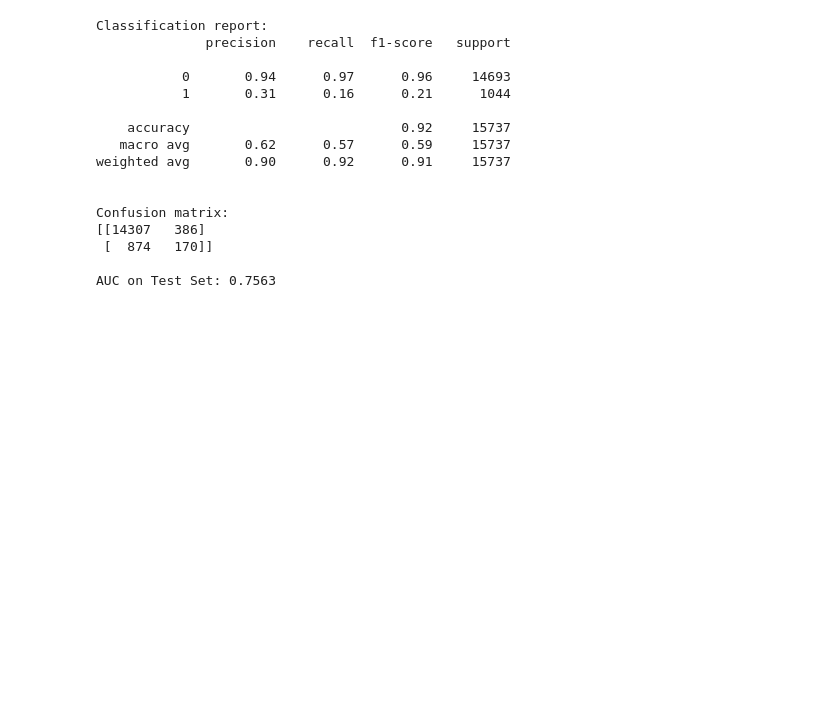
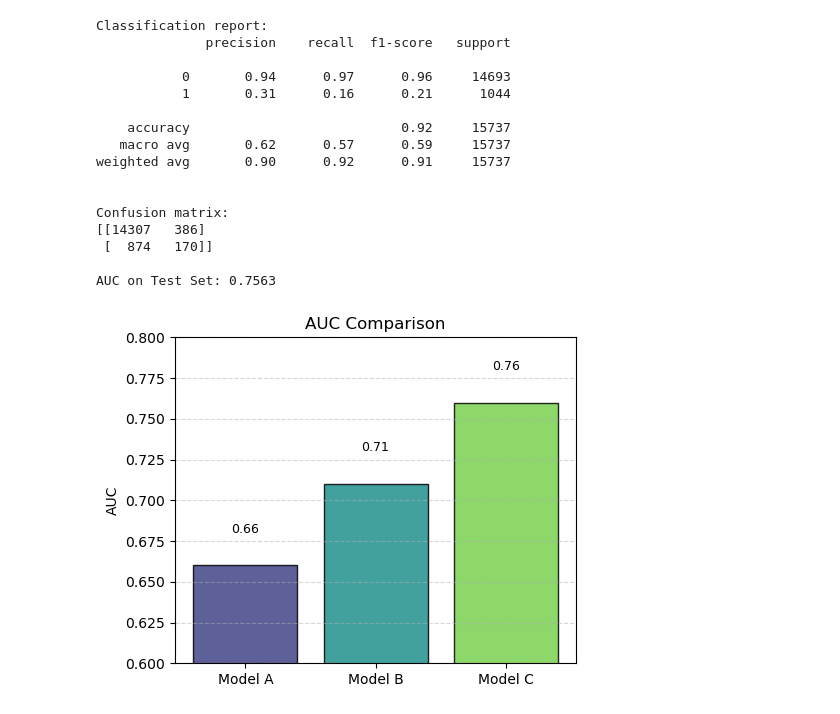
Before and after one commit to rain2bow/7103CProject, a Jupyter notebook: bankruptcy_forcast.ipynb, the cells around one changed output. Saved outputs shown, nothing was run; the diff lists cells and outputs as text; code cells hidden in the pictures; blank space fills up the shorter version.

Commit message:
plot histogram for comparison

```diff
--- a/bankruptcy_forcast.ipynb
+++ b/bankruptcy_forcast.ipynb
@@ -532,3 +532,36 @@ Confusion matrix:
  [  874   170]]
 
 AUC on Test Set: 0.7563
+# %%
+import matplotlib.pyplot as plt
+import numpy as np
+
+# AUC value
+auc_values = [0.66, 0.71, 0.76]
+labels = ['Model A', 'Model B', 'Model C']
+
+# Color mutation generation
+colors = plt.cm.viridis(np.linspace(0.2, 0.8, len(auc_values)))
+
+# Create histogram
+plt.figure(figsize=(5, 4))
+bars = plt.bar(labels, auc_values, color=colors, alpha=0.85, edgecolor='black')
+
+# Title and label
+plt.title('AUC Comparison', fontsize=12)
+plt.ylabel('AUC', fontsize=10)
+plt.ylim(0.6, 0.8)
+plt.xticks(fontsize=10)
+plt.yticks(fontsize=10)
+
+# Add values for each bar
+for bar, auc in zip(bars, auc_values):
+    plt.text(bar.get_x() + bar.get_width() / 2, bar.get_height() + 0.02,
+             f'{auc:.2f}', ha='center', fontsize=9)
+
+# Show plot
+plt.grid(axis='y', linestyle='--', alpha=0.5)
+plt.tight_layout()
+plt.show()
+# %% [output]
+[figure, added]
```
Also changed, not shown: parts of 3 cells of this notebook.
